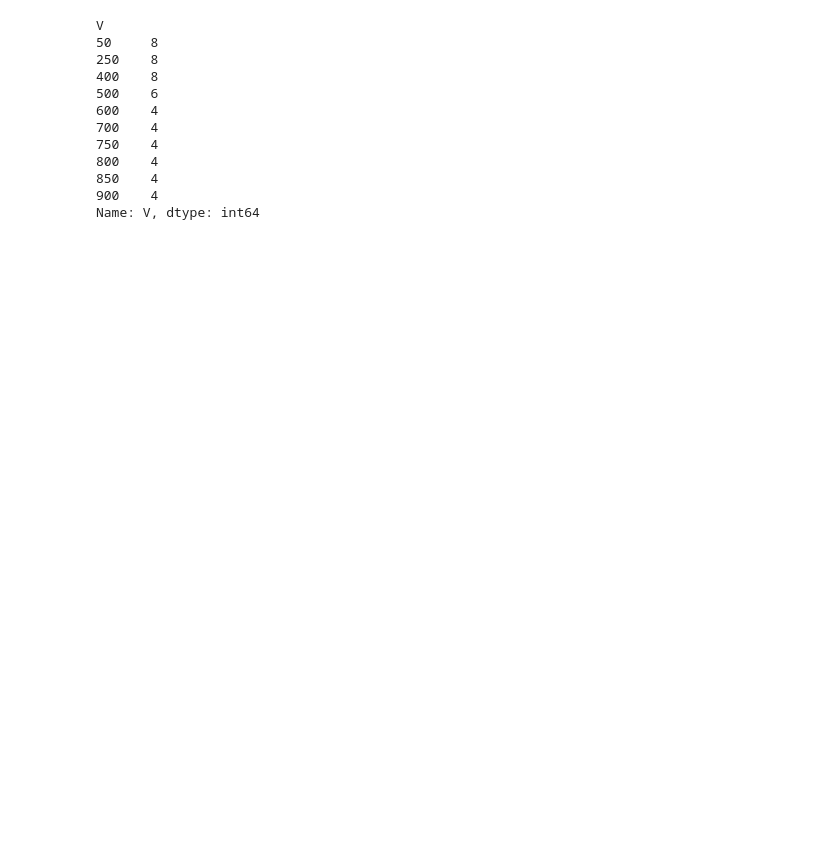
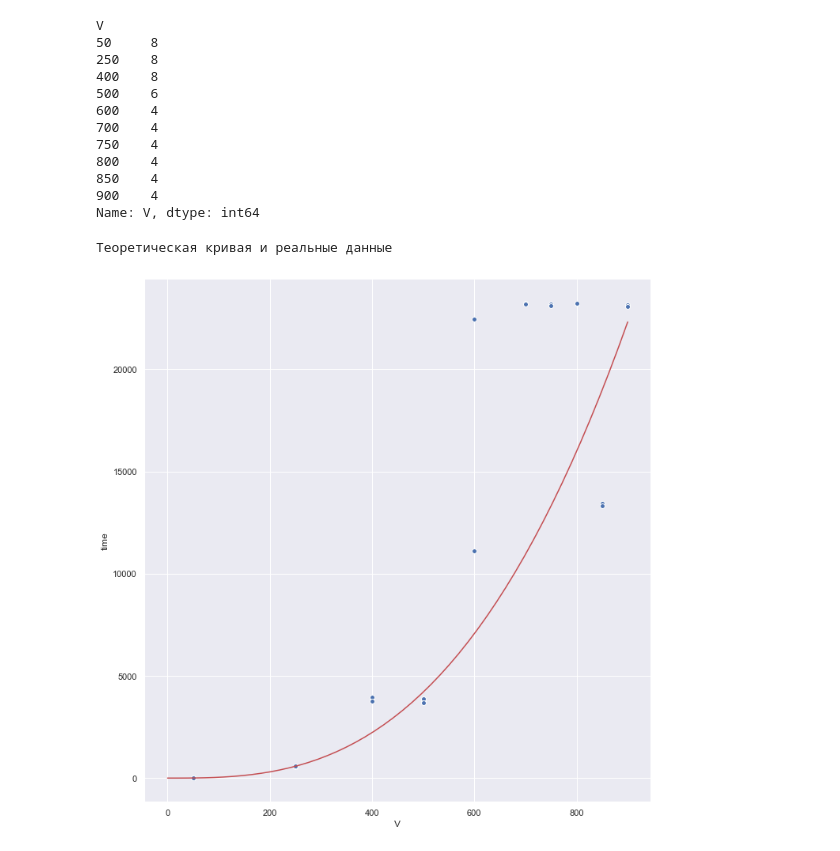
Before and after one commit to Fleynaro/Labs7, a Jupyter notebook: ААС/Практическая работа/ААС. Графики.ipynb, the cells around one changed output. Saved outputs shown, nothing was run; the diff lists cells and outputs as text; code cells hidden in the pictures; blank space fills up the shorter version.

```diff
--- a/ААС/Практическая работа/ААС. Графики.ipynb
+++ b/ААС/Практическая работа/ААС. Графики.ipynb
@@ -60,4 +62,16 @@ V
 Name: V, dtype: int64
 # %%
 #df.groupby('algorithmId').plot(y='time', x='V', kind='scatter')
+# %%
+X_plot = np.linspace(0, 900)
+Y_plot = (3686323*(X_plot**log(7, 2))/252105 - 317*X_plot**2/3 - 188*X_plot/5 - 25) * 8 / 1000000
+g = sns.FacetGrid(df[df.algorithmId==2], height = 10)
+g = g.map(plt.scatter, "V", "time", edgecolor="w")
+plt.plot(X_plot, Y_plot, color='r')
+
+print("Теоретическая кривая и реальные данные")
+plt.show()
+# %% [output]
+Теоретическая кривая и реальные данные
+[figure, added]
 # %%
```
Also changed, not shown: parts of 7 cells of this notebook, 1 other file.
